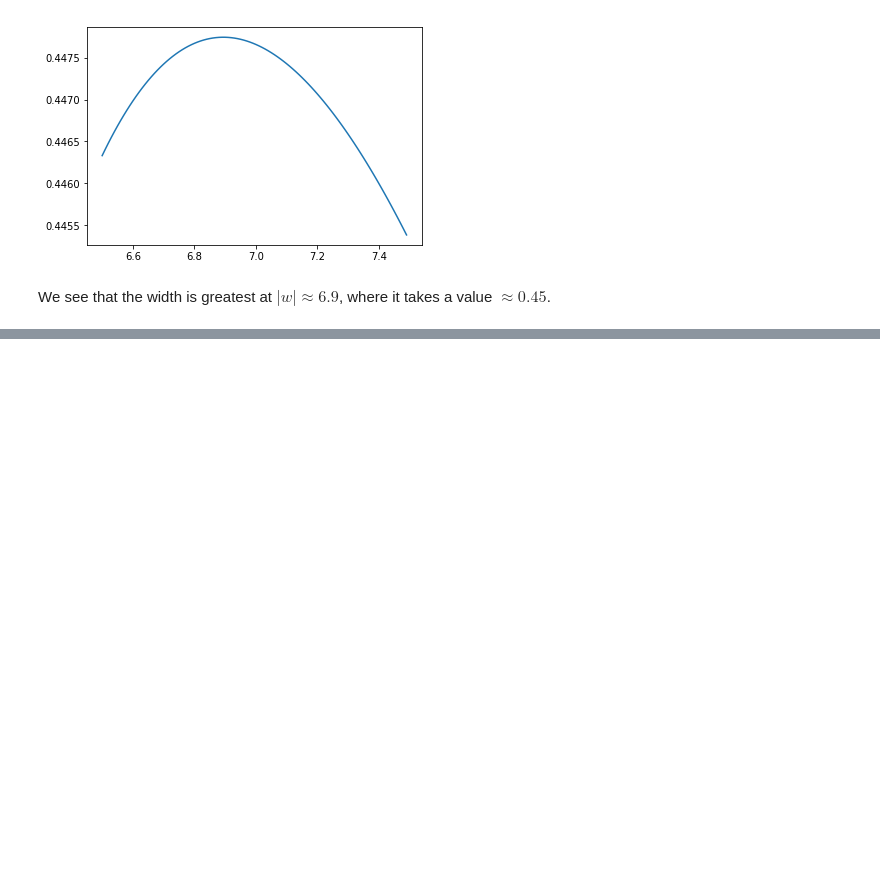
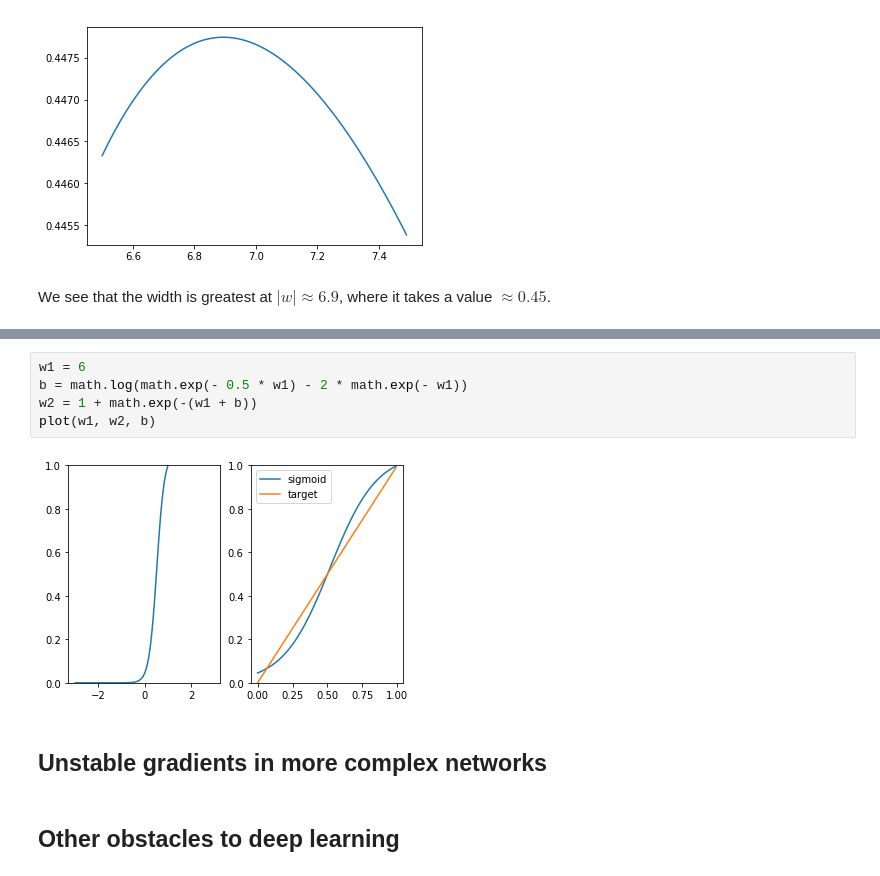
Before and after one commit to nndl-solutions/NNDL-solutions, a Jupyter notebook: notebooks/chap-5-why-are-deep-neural-networks-hard-to-train.ipynb, the cells around one changed output, grey strips where cells are left out. Drawn from its saved outputs; the diff is of its cells as text; blank space fills up the shorter version.

```diff
--- a/notebooks/chap-5-why-are-deep-neural-networks-hard-to-train.ipynb
+++ b/notebooks/chap-5-why-are-deep-neural-networks-hard-to-train.ipynb
@@ -127,0 +209,11 @@ We see that the width is greatest at $|w| \approx 6.9$, where it takes a value $
+# %%
+w1 = 6
+b = math.log(math.exp(- 0.5 * w1) - 2 * math.exp(- w1))
+w2 = 1 + math.exp(-(w1 + b))
+plot(w1, w2, b)
+# %% [output]
+[figure, added]
+# %% [markdown]
+## Unstable gradients in more complex networks
+# %% [markdown]
+## Other obstacles to deep learning
```
Also changed, not shown: parts of 4 cells of this notebook.
